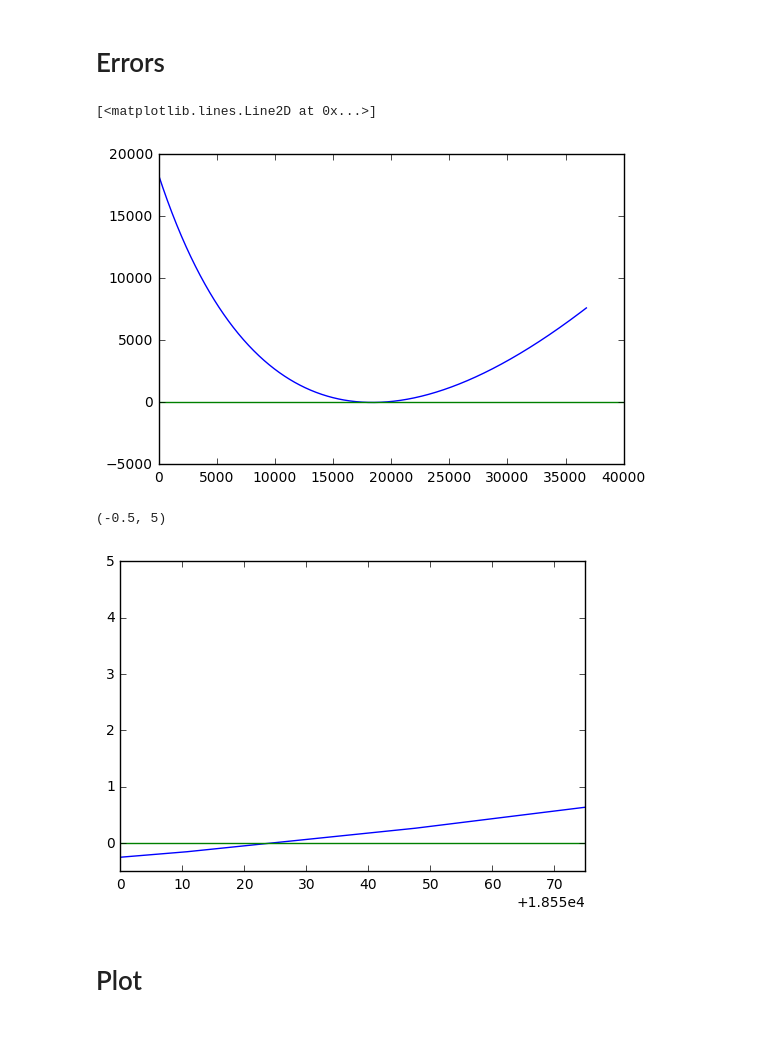
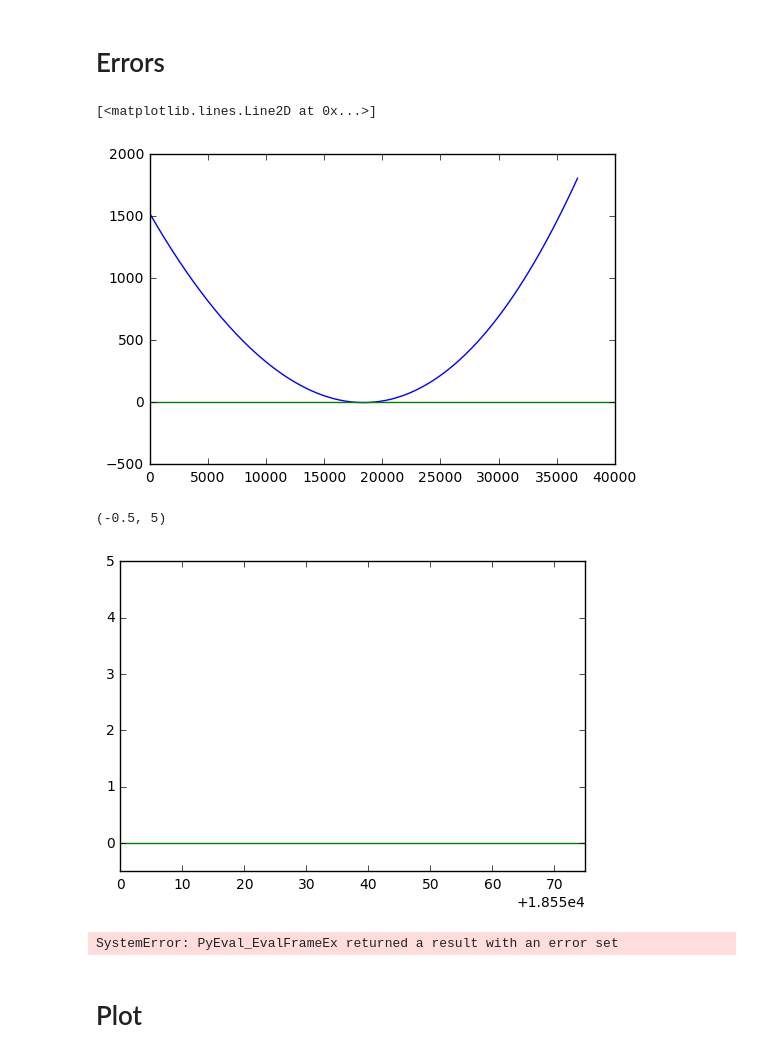
Before and after one commit to bpalmeiro/Next_Energy, a Jupyter notebook: Notebooks/Untitled.ipynb, the cells around one changed output. Cells and saved outputs as stored; diff of their text form; code cells hidden in the pictures.

```diff
--- a/Notebooks/Untitled.ipynb
+++ b/Notebooks/Untitled.ipynb
@@ -30,8 +19,10 @@ from scipy.special import gammaln
 from copy import copy
 
 def generalLogPoisson(x,mu):
-    return (-mu+x*np.log(mu+0.00001)-gammaln(x+1))*2
-
+    try:
+        return (-mu+x*np.log(mu+0.00001)-gammaln(x+1))
+    except:
+        print(mu)
 
 class Fit():
     '''
@@ -84,7 +75,7 @@ class Fit():
         fun_aux = self.FitLLM(nevs, **kwargs).fun
         res_list = []
         for aux_s in np.linspace(0,2*aux,npoint):
-            fit = lambda x_nevs: self.LogLikelihood(np.insert(aux_evs,fixn,aux_s))
+            fit = lambda x_nevs: self.LogLikelihood(np.insert(x_nevs,fixn,aux_s))
             #res = sop.minimize(fit,nevs,method='L-BFGS-B',bounds = bounds,**kwargs)
             res = sop.minimize(fit,aux_evs,method='Nelder-Mead',**kwargs)
             res_list.append(res.fun-fun_aux)
@@ -93,6 +84,26 @@ class Fit():
                 print('error')
 
         return np.linspace(0,2*aux,npoint),res_list
+    def GetError(self, nevs, **kwargs):
+        error = []
+        nevs = nevs.reshape(len(np.array(nevs)),1)
+        for fixn in range(1):#len(nevs)):
+
+            aux = nevs[fixn]
+            aux_evs = np.delete(nevs,fixn)
+            fun_aux = self.FitLLM(nevs, **kwargs).fun
+            res_list = []
+
+            fit = lambda aux_s:  (lambda x_nevs: self.LogLikelihood(np.insert(aux_evs,fixn,aux_s)) )
+            #res = sop.minimize(fit,nevs,method='L-BFGS-B',bounds = bounds,**kwargs)
+            res = lambda aux_s: sop.minimize(fit(aux_s),aux_evs,method='Nelder-Mead',**kwargs)
+            print(sop.brenth(res,0,aux))
+            #res_list.append(res.fun-fun_aux)
+            #print(aux_s,res)
+           # if not(res.success):
+            #    print('error')
+
+
 
     def GetSpectra(self,E,*nevs):
         ypdf = np.array([sum([n*pdfi.pdf(Ei) for pdfi,n in zip(self.PDFs,nevs)]) for Ei in self.E])
@@ -219,12 +230,12 @@ for i in range(len(res_ls[0])):
 # %% [markdown]
 # Errors
 # %%
-scan = fit.FitLLMScan(np. array([ 18395.02927031,  10041.54032921,   1992.53167288,   4839.01680656,1384.77826122]),0,1000)
+scan = fit.FitLLMScan(np. array([ 18395.02927031,  10041.54032921,   1992.53167288,   4839.01680656,1384.77826122]),0,300)
 plt.plot(scan[0],np.array(scan[1])-1)
 plt.plot([0,40000],[0,0])
 # %% [output]
 [<matplotlib.lines.Line2D at 0x...>]
-[figure, old version]
+[figure, new version]
 # %%
 plt.plot(scan[0],np.array(scan[1])-1)
 plt.plot([0,40000],[0,0])
@@ -232,7 +243,11 @@ plt.xlim(18550,18625)
 plt.ylim(-.5,5)
 # %% [output]
 (-0.5, 5)
-[figure, old version]
+[figure, new version]
+# %%
+fit.GetError(np.array([ 18395.02927031,  10041.54032921,   1992.53167288,   4839.01680656,1384.77826122]))
+# %% [output]
+SystemError: PyEval_EvalFrameEx returned a result with an error set
 # %%
 N = 100
 nx = np.linspace(0,result[i]*2,N)
```
Also changed, not shown: parts of 7 cells of this notebook.
